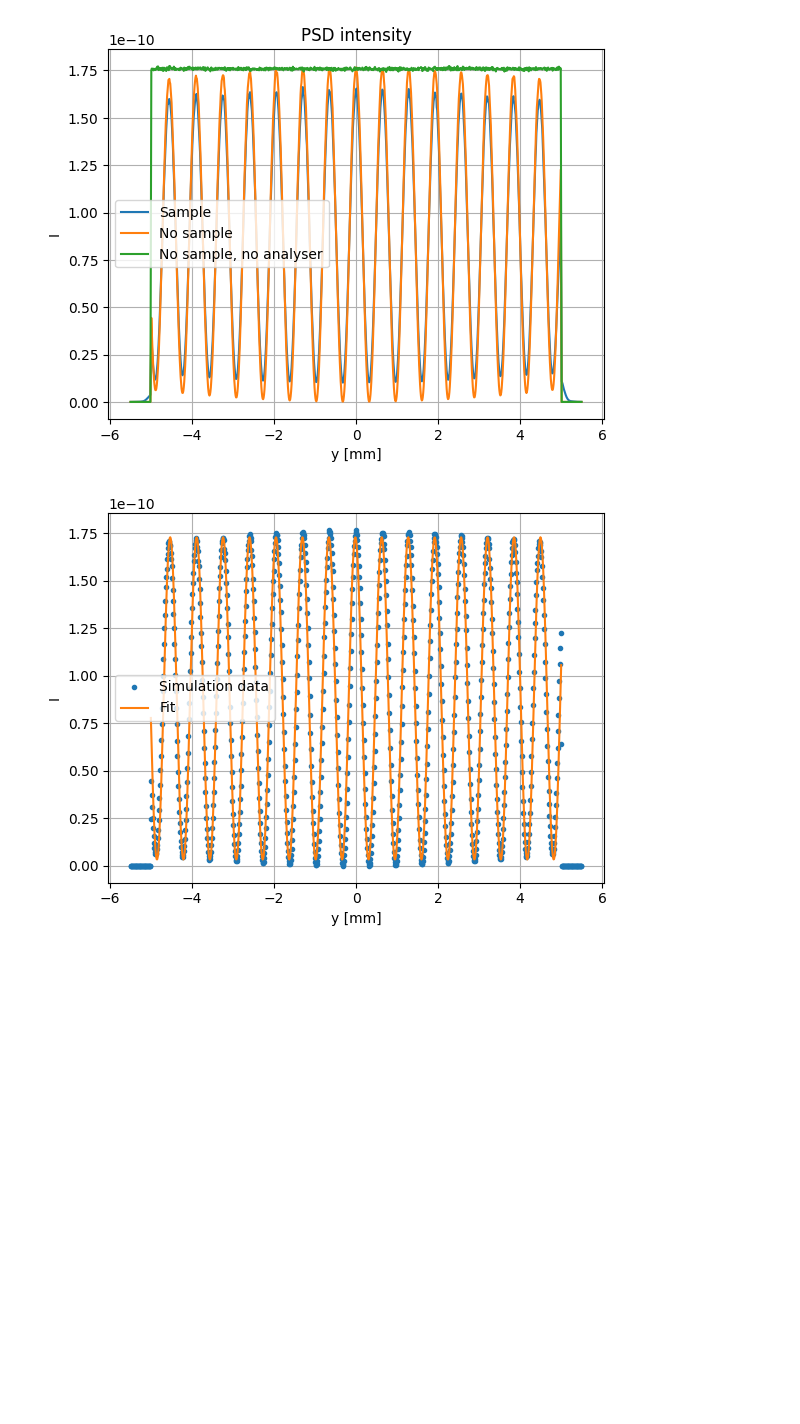
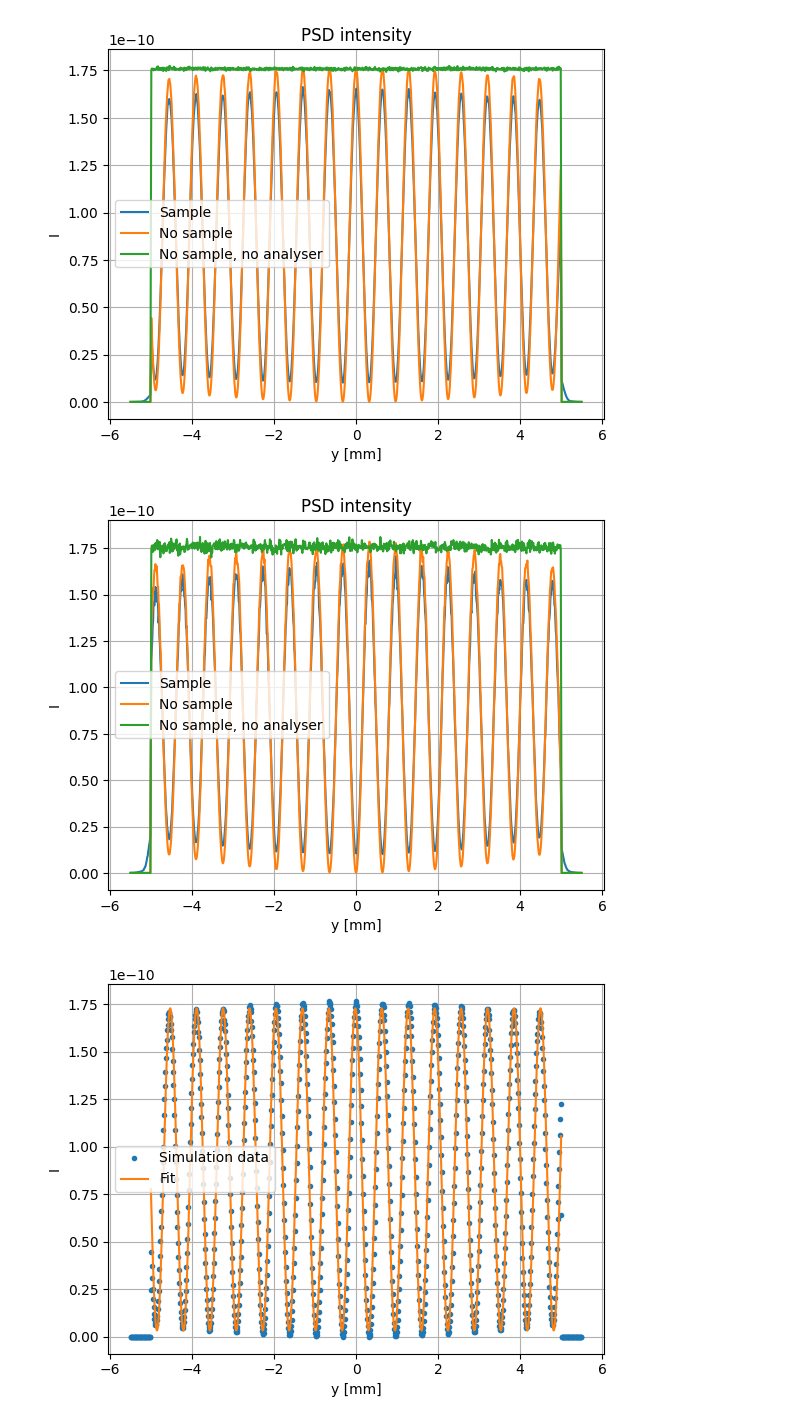
Before and after one commit to McStasMcXtrace/semsans, a Jupyter notebook: semsans-fit.ipynb, the cells around one changed output. Cells and saved outputs as stored; diff of their text form; code cells hidden in the pictures; blank space fills up the shorter version.

Commit message:
Added fit with data straight from instrument described in SEMSANS_Delft.instr

```diff
--- a/semsans-fit.ipynb
+++ b/semsans-fit.ipynb
@@ -48,6 +48,28 @@ plt.legend()
 plt.show()
 # %% [output]
 [figure]
+# %%
+y_flat, I_flat = np.genfromtxt('SEMSANS_Delft_data/no-sample-no-pol.dat', delimiter=' ', usecols=(0,1), unpack=True)
+y, I = np.genfromtxt('SEMSANS_Delft_data/pol.dat', delimiter=' ', usecols=(0,1), unpack=True)
+y_sample, I_sample = np.genfromtxt('SEMSANS_Delft_data/sample-pol.dat', delimiter=' ', usecols=(0,1), unpack=True)
+
+
+y_sample*=1e-2
+y*=1e-2
+y_flat*=1e-2
+
+plt.plot(y_sample*1e3, I_sample,'-',  label='Sample')
+plt.plot(y*1e3, I, label='No sample')
+plt.plot(y_flat*1e3, I_flat,  label='No sample, no analyser')
+
+plt.xlabel('y [mm]')
+plt.ylabel('I')
+plt.title('PSD intensity')
+plt.grid(True)  # Add grid
+plt.legend()
+plt.show()
+# %% [output]
+[figure, added]
 # %%
 def indices_within_range(x, a, b):
     return np.where((x >= a) & (x <= b))[0]
```
Also changed, not shown: parts of 1 cell of this notebook, 5 other files.
